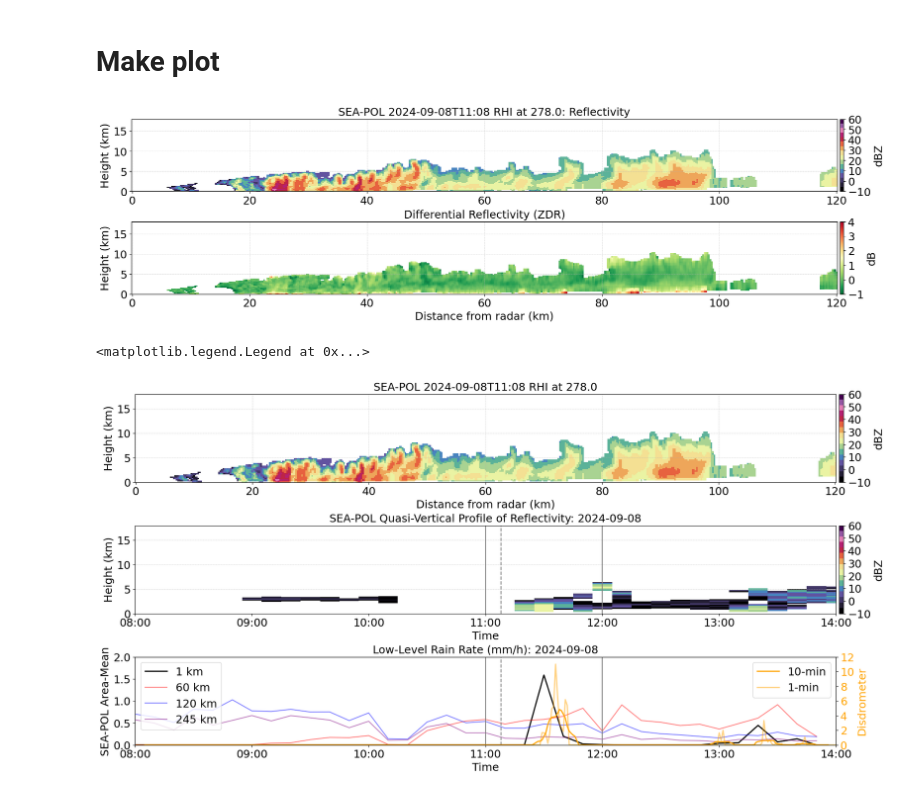
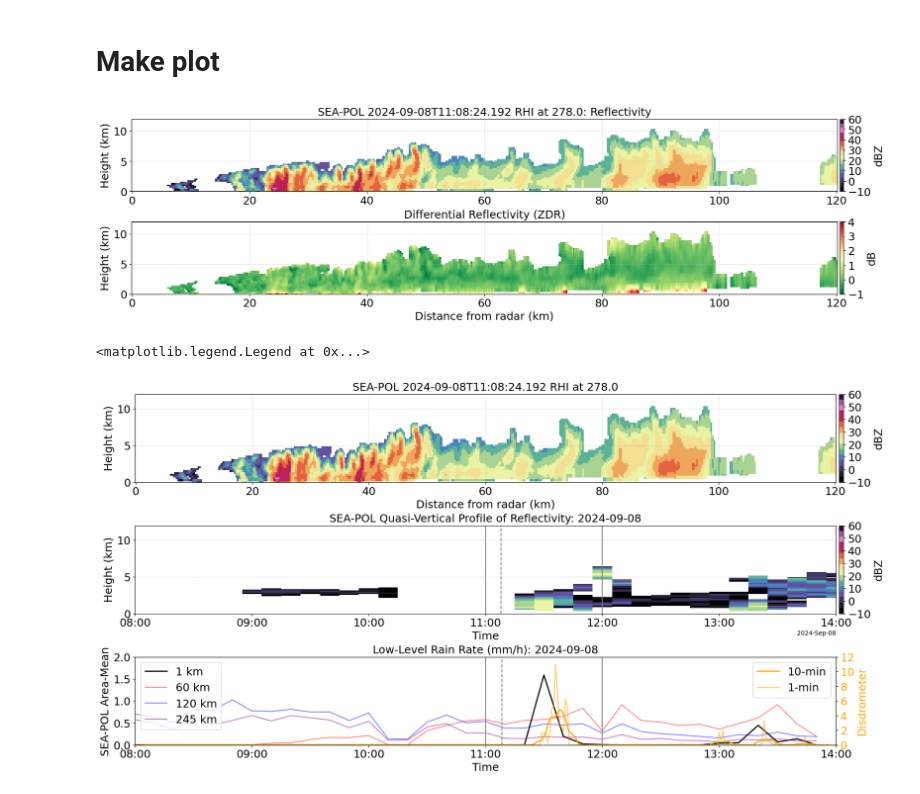
Before and after one commit to allison-wing/PICCOLO, a Jupyter notebook: plot_seapol_case.ipynb, the cells around one changed output. Saved outputs shown, nothing was run; the diff lists cells and outputs as text; code cells hidden in the pictures.

```diff
--- a/plot_seapol_case.ipynb
+++ b/plot_seapol_case.ipynb
@@ -54,11 +54,12 @@ time2 = np.datetime64('2024-09-08T14:00')
 time_map1 = np.datetime64('2024-09-08T11:00')
 time_map2 = np.datetime64('2024-09-08T12:00')
 
-time_RHI = np.datetime64('2024-09-08T11:08')
+time_RHI = np.datetime64('2024-09-08T11:08:24.192') #start time for 278 azimuth at 11:08
 #time_RHI = np.datetime64('2024-09-03T16:09')
 az_RHI = 278.0
 #az_RHI = 187.0
-RHI_fname = '/huracan/tank4/cornell/ORCESTRA/sea-pol/qc_data/level4a/rhi/20240908/gridded_rhi_20240908_1108_278.0.nc'
+RHI_fname = '/huracan/tank4/cornell/ORCESTRA/sea-pol/qc_data/level4b/PICCOLO_level4b_rhi_2D.nc'
+#RHI_fname= '/huracan/tank4/cornell/ORCESTRA/sea-pol/qc_data/level4a/rhi/20240908/gridded_rhi_20240908_1108_278.0.nc' #start = 2024-09-08T11:08:24.192
 #RHI_fname = '/huracan/tank4/cornell/ORCESTRA/sea-pol/qc_data/level4a/rhi/20240903/gridded_rhi_20240903_1609_187.0.nc'
 # %% [markdown]
 Define time period of other snapshot to plot
@@ -106,10 +107,16 @@ RHI data
 #Load data
 rhi = xr.open_dataset(RHI_fname)
 
+#Find index
+index_rhi = np.abs(pd.to_datetime(rhi.start_time) - time_RHI).argmin()
+rhi_DBZ = rhi.DBZ[index_rhi, :, :]
+rhi_ZDR = rhi.ZDR[index_rhi, :, :]
+rhi_KDP = rhi.KDP[index_rhi, :, :]
+
 #Set missing data to NaN
-rhi_DBZ = rhi.DBZ.where(rhi.DBZ != -9999, np.nan)
-rhi_ZDR = rhi.ZDR.where(rhi.ZDR != -9999, np.nan)
-rhi_KDP = rhi.KDP.where(rhi.KDP != -9999, np.nan)
+rhi_DBZ = rhi_DBZ.where(rhi_DBZ != -9999, np.nan)
+rhi_ZDR = rhi_ZDR.where(rhi_ZDR != -9999, np.nan)
+rhi_KDP = rhi_KDP.where(rhi_KDP != -9999, np.nan)
 # %% [markdown]
 SEA-POL reflectivity
 # %%
@@ -256,55 +263,52 @@ disdro_p = disdro.rain_rate_qc[index_start_disdro:index_end_disdro+1].rolling(ti
 # %%
 fig, axs = plt.subplots(2,1, figsize=(18, 5),layout="constrained")  # 2 rows, 1 column
 
 #RHI dBZ
-cax = axs[0].pcolormesh(rhi.R/1000, rhi.Z/1000, rhi_DBZ[0,:,:], cmap=discrete_cmap, vmin=-10, vmax=60,shading='auto')
+cax = axs[0].pcolormesh(rhi.R/1000, rhi.Z/1000, rhi_DBZ, cmap=discrete_cmap, vmin=-10, vmax=60,shading='auto')
 cbar = fig.colorbar(cax, ax=axs[0], orientation='vertical',pad=-0.01)
 cbar.ax.tick_params(labelsize=18)
 cbar.set_ticks(np.linspace(-10,60,8))
 cbar.ax.set_ylabel('dBZ', fontsize=18)
 
-axs[0].set_ylim(0,18)
+axs[0].set_ylim(0,12)
 axs[0].set_title('SEA-POL '+str(time_RHI)+' RHI at '+str(az_RHI)+': Reflectivity',fontsize=18)
 axs[0].set_ylabel('Height (km)', fontsize=18)
 #axs[0].set_xlabel('Distance from radar (km)',fontsize=18)
-axs[0].set_xticklabels(axs[0].get_xticklabels(), fontsize=18)
-axs[0].set_yticklabels(axs[0].get_yticklabels(), fontsize=18)
+axs[0].tick_params(axis='both',labelsize=18)
 axs[0].grid(True, which='both', linestyle='--', linewidth=0.5, alpha=0.7)
 
 #RHI ZDR
-cax1 = axs[1].pcolormesh(rhi.R/1000, rhi.Z/1000, rhi_ZDR[0,:,:], cmap='RdYlGn_r', vmin = -1, vmax = 4, shading='auto')
+cax1 = axs[1].pcolormesh(rhi.R/1000, rhi.Z/1000, rhi_ZDR, cmap='RdYlGn_r', vmin = -1, vmax = 4, shading='auto')
 cbar1 = fig.colorbar(cax1, ax=axs[1], orientation='vertical',pad=-0.01)
 cbar1.ax.tick_params(labelsize=18)
 cbar1.set_ticks(np.linspace(-1,4,6))
 #cbar1.ax.set_ylabel('Deg/km', fontsize=18)
 cbar1.ax.set_ylabel('dB', fontsize=18)
 
-axs[1].set_ylim(0,18)
+axs[1].set_ylim(0,12)
 #axs[1].set_title('Specific Differential Phase (KDP)',fontsize=18)
 axs[1].set_title('Differential Reflectivity (ZDR)',fontsize=18)
 axs[1].set_ylabel('Height (km)', fontsize=18)
 axs[1].set_xlabel('Distance from radar (km)',fontsize=18)
-axs[1].set_xticklabels(axs[1].get_xticklabels(), fontsize=18)
-axs[1].set_yticklabels(axs[1].get_yticklabels(), fontsize=18)
+axs[1].tick_params(axis='both',labelsize=18)
 axs[1].grid(True, which='both', linestyle='--', linewidth=0.5, alpha=0.7)
 # %% [output]
-[figure, old version]
+[figure, new version]
 # %%
 fig, axs = plt.subplots(3,1, figsize=(18, 9),layout="constrained")  # 3 rows, 1 column
 
 #RHI
-cax = axs[0].pcolormesh(rhi.R/1000, rhi.Z/1000, rhi_DBZ[0,:,:], cmap=discrete_cmap, vmin=-10, vmax=60,shading='auto')
+cax = axs[0].pcolormesh(rhi.R/1000, rhi.Z/1000, rhi_DBZ, cmap=discrete_cmap, vmin=-10, vmax=60,shading='auto')
 cbar = fig.colorbar(cax, ax=axs[0], orientation='vertical',pad=-0.04)
 cbar.ax.tick_params(labelsize=18)
 cbar.set_ticks(np.linspace(-10,60,8))
 cbar.ax.set_ylabel('dBZ', fontsize=18)
 
-axs[0].set_ylim(0,18)
+axs[0].set_ylim(0,12)
 axs[0].set_title('SEA-POL '+str(time_RHI)+' RHI at '+str(az_RHI),fontsize=18)
 axs[0].set_ylabel('Height (km)', fontsize=18)
 axs[0].set_xlabel('Distance from radar (km)',fontsize=18)
-axs[0].set_xticklabels(axs[0].get_xticklabels(), fontsize=18)
-axs[0].set_yticklabels(axs[0].get_yticklabels(), fontsize=18)
+axs[0].tick_params(axis='both',labelsize=18)
 axs[0].grid(True, which='both', linestyle='--', linewidth=0.5, alpha=0.7)
 
 
@@ -322,15 +326,14 @@ axs[1].axvline(x=pd.to_datetime('2024-09-08T11:08:00'), color='gray', linestyle=
 axs[1].axvline(x=pd.to_datetime('2024-09-08T12:00:00'), color='gray', linestyle='-')
 
 axs[1].set_xlim(pd.to_datetime('2024-09-08T08:00:00'), pd.to_datetime('2024-09-08T14:00:00'))
-axs[1].set_ylim(0, 18)
+axs[1].set_ylim(0, 12)
 
 axs[1].set_title('SEA-POL Quasi-Vertical Profile of Reflectivity: 2024-09-08',fontsize=18)
 axs[1].xaxis.set_major_locator(mdates.AutoDateLocator())
 axs[1].xaxis.set_major_formatter(mdates.ConciseDateFormatter(axs[0].xaxis.get_major_locator()))
 axs[1].set_ylabel('Height (km)', fontsize=18)
 axs[1].set_xlabel('Time',fontsize=18)
-axs[1].set_xticklabels(axs[1].get_xticklabels(), fontsize=18)
-axs[1].set_yticklabels(axs[1].get_yticklabels(), fontsize=18)
+axs[1].tick_params(axis='both',labelsize=18)
 axs[1].grid(True, which='both', axis='y', linestyle='--', linewidth=0.5, alpha=0.7)
 
 #Mean rain rate time series
@@ -371,4 +374,4 @@ ax2.set_yticklabels(ax2.get_yticklabels(), fontsize=18)
 ax2.legend(loc='upper right', fontsize=18)
 # %% [output]
 <matplotlib.legend.Legend at 0x...>
-[figure, old version]
+[figure, new version]
```
